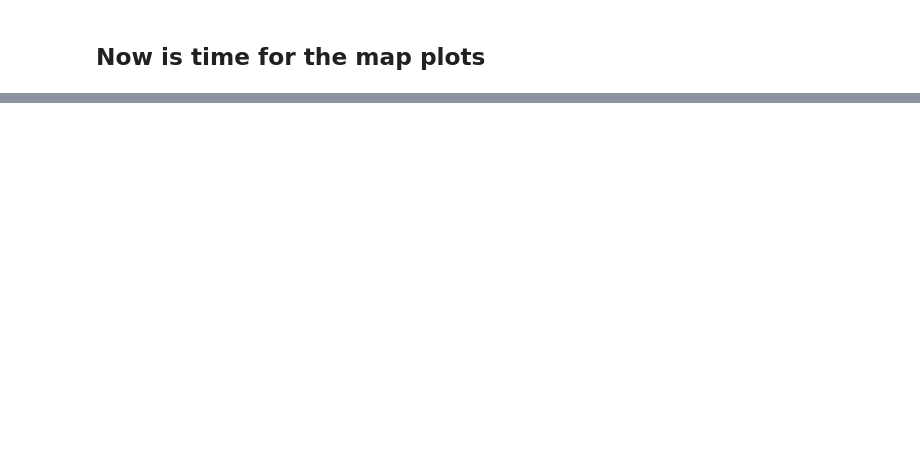
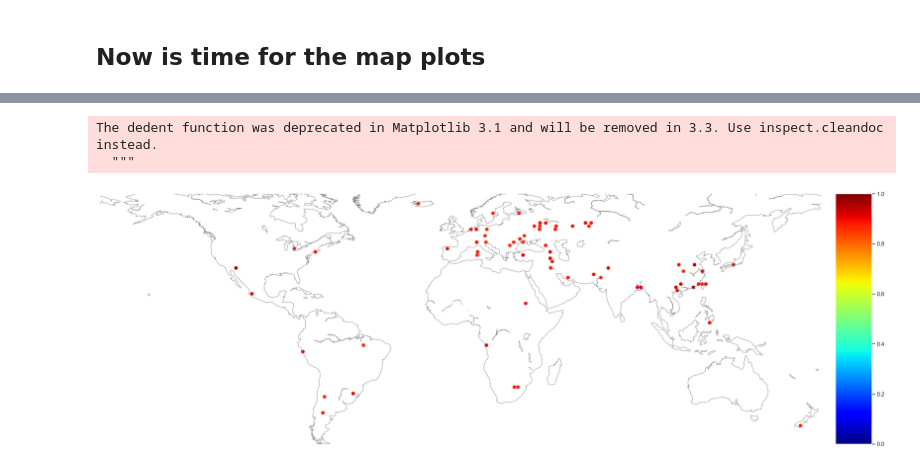
Before and after one commit to bijanfallah/Climate_Change_CIties_world, a Jupyter notebook: Climate_Change_plots.ipynb, the cells around one changed output, grey strips where cells are left out. Saved outputs shown, nothing was run; the diff lists cells and outputs as text; code cells hidden in the pictures; blank space fills up the shorter version.

```diff
--- a/Climate_Change_plots.ipynb
+++ b/Climate_Change_plots.ipynb
@@ -248,0 +281,20 @@ df_final.head()
+# %%
+# now just plot the values over the 90%
+my_dpi=96
+plt.figure(figsize=(2600/my_dpi, 1800/my_dpi), dpi=my_dpi)
+# Make the background map
+m=Basemap(llcrnrlon=-180, llcrnrlat=-55,urcrnrlon=180,urcrnrlat=70)
+m.drawmapboundary(fill_color='white', linewidth=0)
+#m.fillcontinents(color='#99ffff', alpha=0.3)
+m.drawcoastlines(linewidth=0.7, color="grey")
+# Add a point per position
+df90 = df.copy()
+df90 = df90.drop_duplicates(subset='val', keep='first')
+df90[df90['val']<np.percentile(df90['val'],75)]=np.nan
+m.scatter(df90['lon'].astype(float), df90['lat'].astype(float),  alpha=1, vmin=0, vmax=1, c=df90['val'], cmap="jet")
+m.colorbar()
+plt.show()
+# %% [output]
+The dedent function was deprecated in Matplotlib 3.1 and will be removed in 3.3. Use inspect.cleandoc instead.
+  """
+[figure, added]
```
Also changed, not shown: parts of 36 cells of this notebook, 2 other files.
